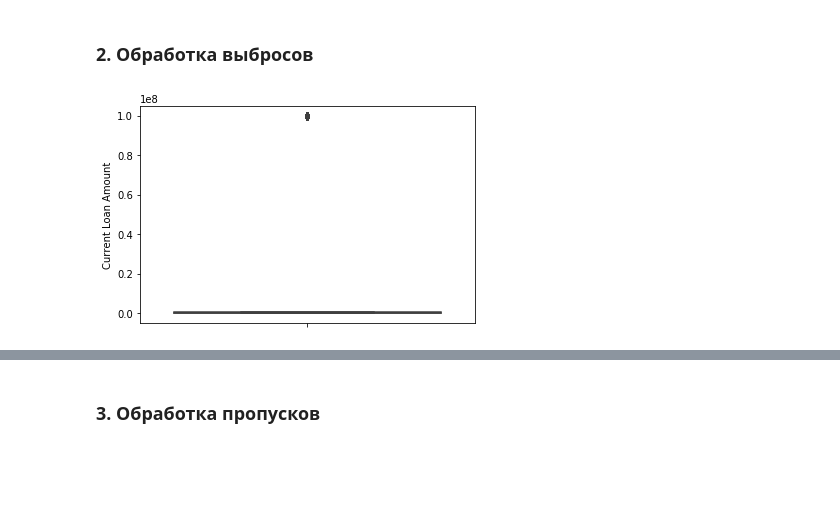
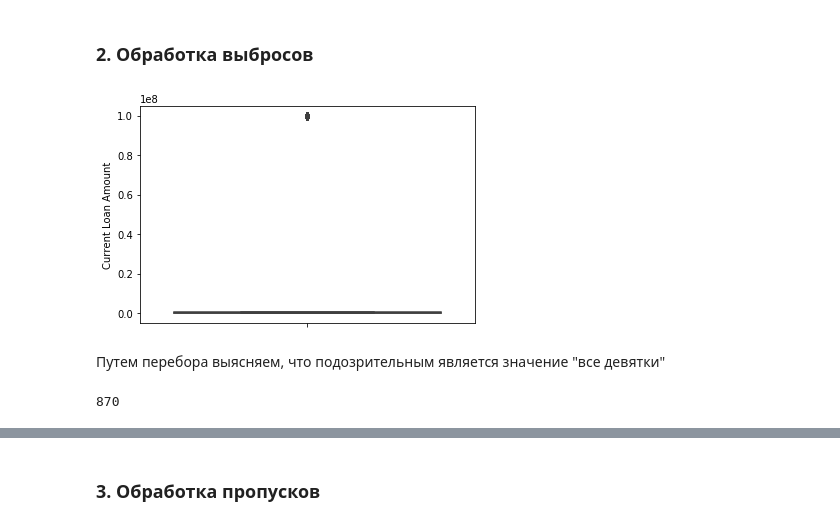
Before and after one commit to nawww83/pyton_ds, a Jupyter notebook: Novikov_solution.ipynb, the cells around one changed output, grey strips where cells are left out. Saved outputs shown, nothing was run; the diff lists cells and outputs as text; code cells hidden in the pictures; blank space fills up the shorter version.

```diff
--- a/Novikov_solution.ipynb
+++ b/Novikov_solution.ipynb
@@ -112,7 +114,15 @@ df_train.describe()
 В целом, каких-то заоблачных значений нет, за исключением, возможно, суммы наибольшего открытого кредита кредита около 1300 млн. руб или текущей суммы кредита около 100 млн. руб. Из таблицы видно, что среднее значение 'Current Default' равно 0.28, что говорит о несбалансированности выборки (в данной выборке "дефолтников" около 28%).
 # %% [markdown]
 ### 2. Обработка выбросов
-# %%
-ax = sns.boxplot(y = df_train['Current Loan Amount'])
-# %% [output]
-[figure, removed]
+# %%
+col_name = 'Current Loan Amount'
+ax = sns.boxplot(y = df_train[col_name])
+# %% [output]
+[figure, added]
+# %% [markdown]
+Путем перебора выясняем, что подозрительным является значение "все девятки"
+# %%
+val = 99999999
+sum(df_train[col_name] == val)
+# %% [output]
+870
```
Also changed, not shown: parts of 29 cells of this notebook.
